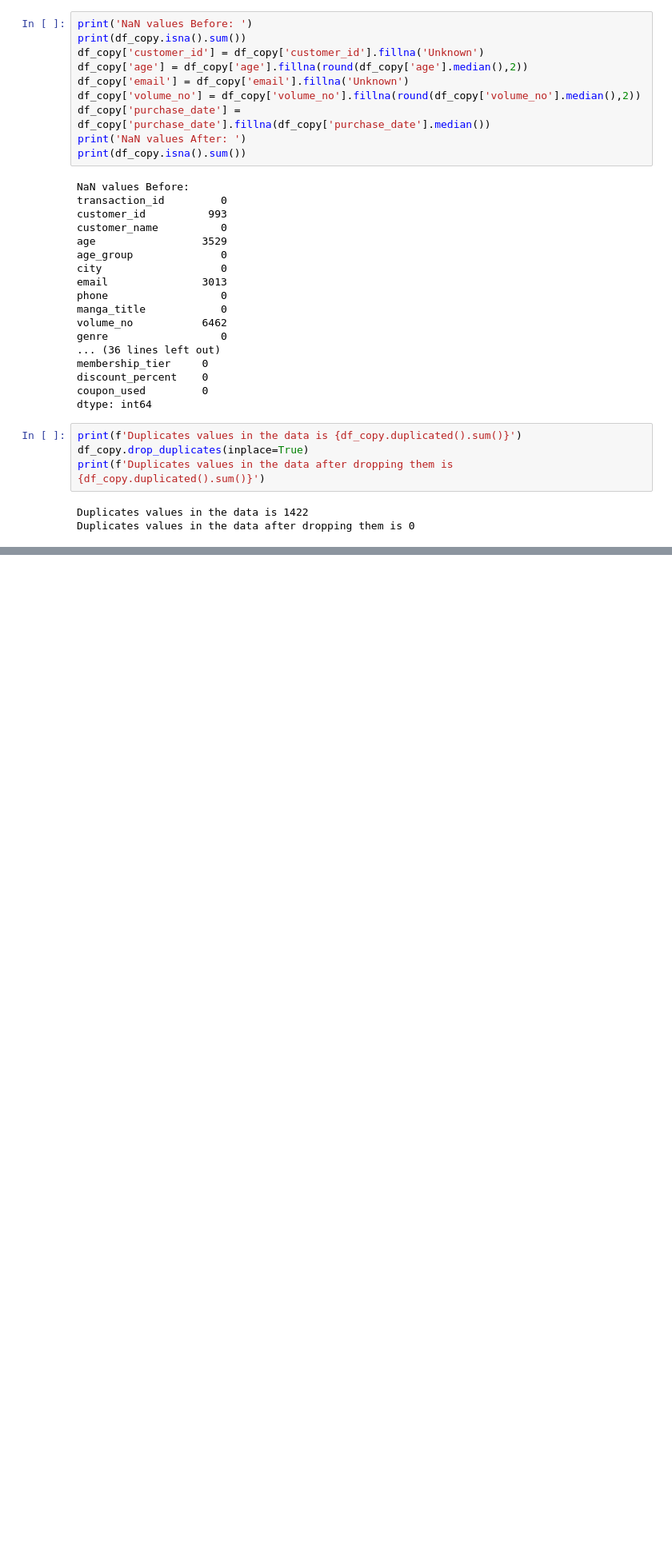
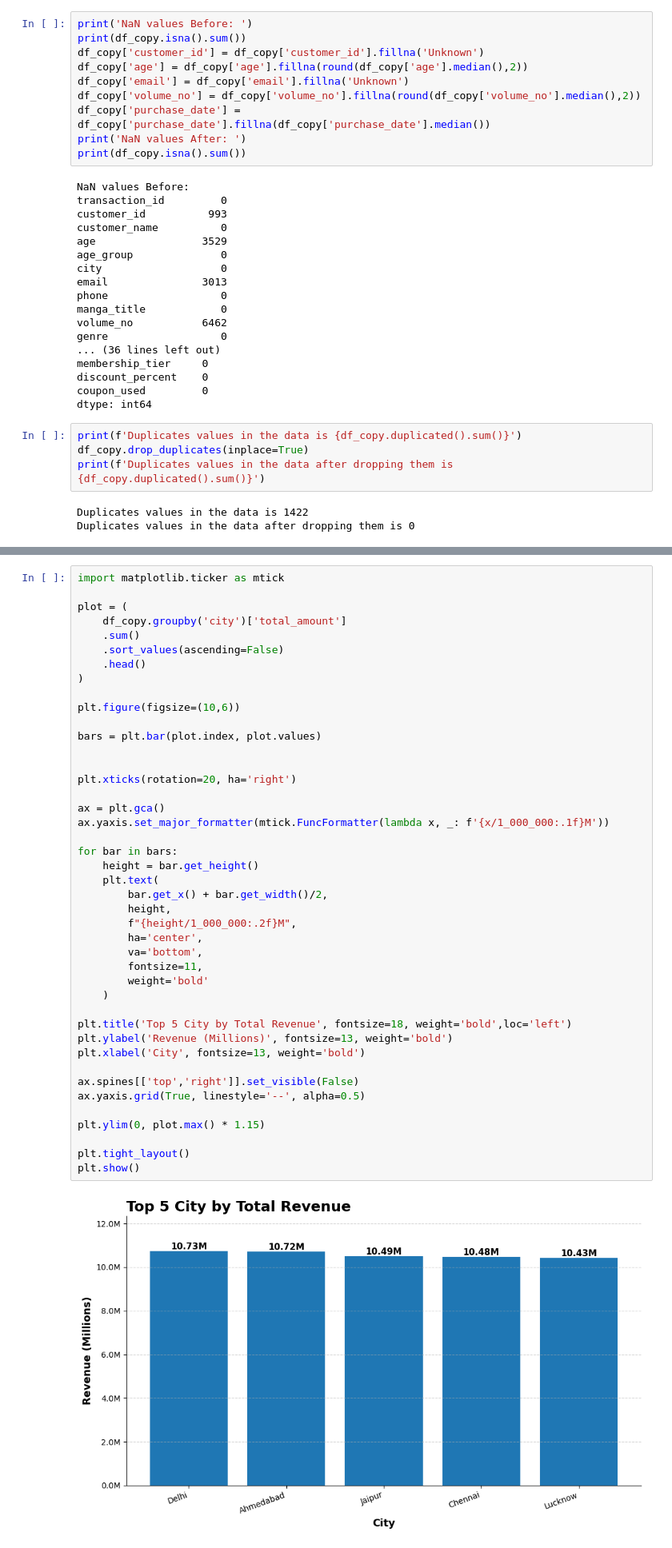
Before and after one commit to Abhaypanchal5/Data-Analytics-Portfolio, a Jupyter notebook: 04_End-To-End-Project/Manga Sales/NoteBook/Manga.ipynb, the cells around one changed output, grey strips where cells are left out. Shown at 80% size. Drawn from its saved outputs; the diff is of its cells as text; blank space fills up the shorter version.

```diff
--- a/04_End-To-End-Project/Manga Sales/NoteBook/Manga.ipynb
+++ b/04_End-To-End-Project/Manga Sales/NoteBook/Manga.ipynb
@@ -399,0 +451,45 @@ Duplicates values in the data after dropping them is 0
+# %%
+import matplotlib.ticker as mtick
+
+plot = (
+    df_copy.groupby('city')['total_amount']
+    .sum()
+    .sort_values(ascending=False)
+    .head()
+)
+
+plt.figure(figsize=(10,6))
+
+bars = plt.bar(plot.index, plot.values)
+
+
+plt.xticks(rotation=20, ha='right')
+
+ax = plt.gca()
+ax.yaxis.set_major_formatter(mtick.FuncFormatter(lambda x, _: f'{x/1_000_000:.1f}M'))
+
+for bar in bars:
+    height = bar.get_height()
+    plt.text(
+        bar.get_x() + bar.get_width()/2,
+        height,
+        f"{height/1_000_000:.2f}M",
+        ha='center',
+        va='bottom',
+        fontsize=11,
+        weight='bold'
+    )
+
+plt.title('Top 5 City by Total Revenue', fontsize=18, weight='bold',loc='left')
+plt.ylabel('Revenue (Millions)', fontsize=13, weight='bold')
+plt.xlabel('City', fontsize=13, weight='bold')
+
+ax.spines[['top','right']].set_visible(False)
+ax.yaxis.grid(True, linestyle='--', alpha=0.5)
+
+plt.ylim(0, plot.max() * 1.15)
+
+plt.tight_layout()
+plt.show()
+# %% [output]
+[figure, added]
```
Also changed, not shown: parts of 21 cells of this notebook.
